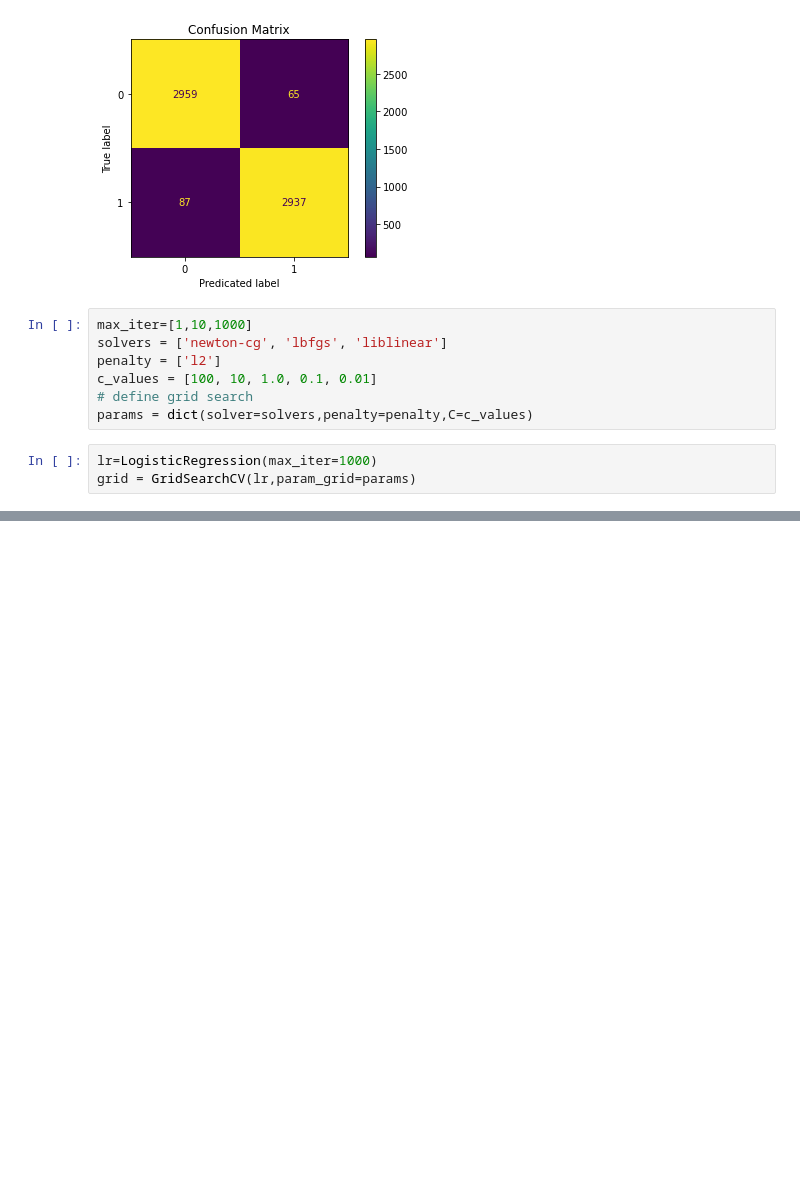
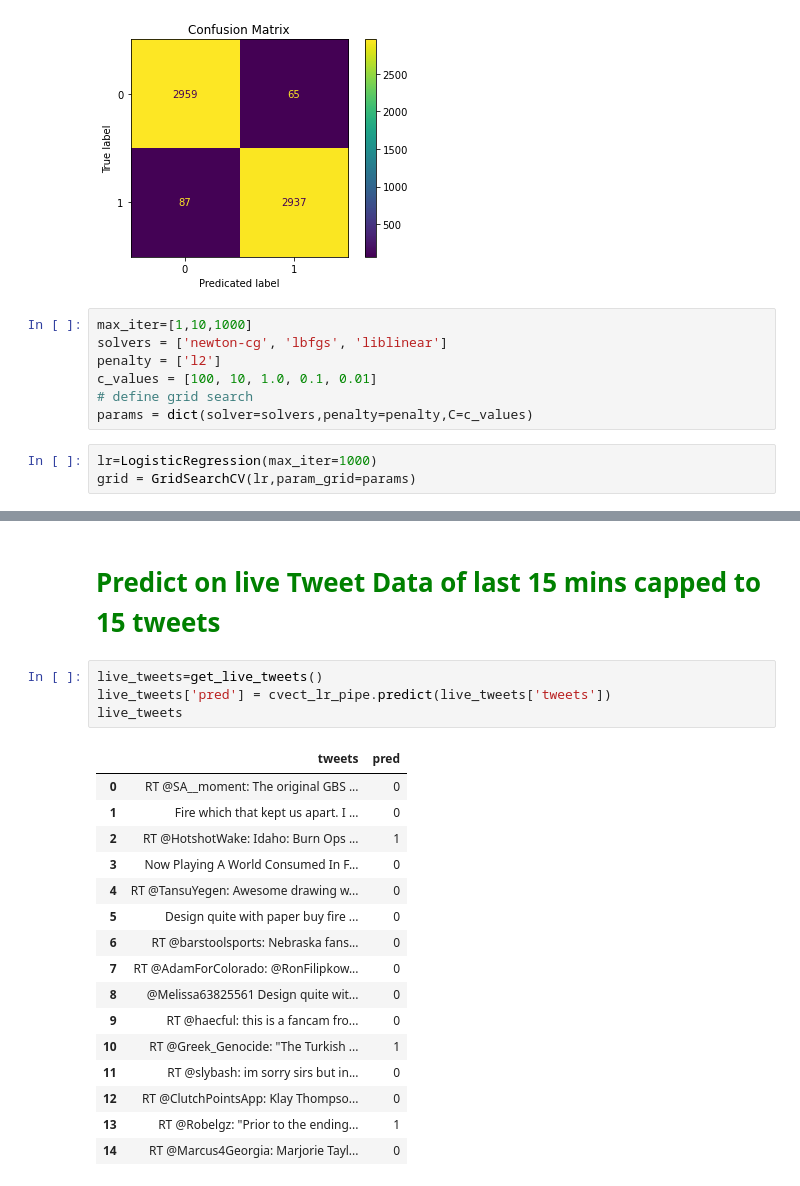
Before and after one commit to arvindcv/ML_AI, a Jupyter notebook: CapStone/TweetAnalysisLemmetizer.ipynb, the cells around one changed output, grey strips where cells are left out. Saved outputs shown, nothing was run; the diff lists cells and outputs as text; blank space fills up the shorter version.

```diff
--- a/CapStone/TweetAnalysisLemmetizer.ipynb
+++ b/CapStone/TweetAnalysisLemmetizer.ipynb
@@ -171 +173,24 @@ df
 [figure]
+# %% [markdown]
+# <span style="color: green;">Predict on live Tweet Data of last 15 mins capped to 15 tweets</span>
+# %%
+live_tweets=get_live_tweets()
+live_tweets['pred'] = cvect_lr_pipe.predict(live_tweets['tweets'])
+live_tweets
+# %% [output]
+|  | tweets | pred |
+| 0 | RT @SA__moment: The original GBS ... | 0 |
+| 1 | Fire which that kept us apart. I ... | 0 |
+| 2 | RT @HotshotWake: Idaho: Burn Ops ... | 1 |
+| 3 | Now Playing A World Consumed In F... | 0 |
+| 4 | RT @TansuYegen: Awesome drawing w... | 0 |
+| 5 | Design quite with paper buy fire ... | 0 |
+| 6 | RT @barstoolsports: Nebraska fans... | 0 |
+| 7 | RT @AdamForColorado: @RonFilipkow... | 0 |
+| 8 | @Melissa63825561 Design quite wit... | 0 |
+| 9 | RT @haecful: this is a fancam fro... | 0 |
+| 10 | RT @Greek_Genocide: "The Turkish ... | 1 |
+| 11 | RT @slybash: im sorry sirs but in... | 0 |
+| 12 | RT @ClutchPointsApp: Klay Thompso... | 0 |
+| 13 | RT @Robelgz: "Prior to the ending... | 1 |
+| 14 | RT @Marcus4Georgia: Marjorie Tayl... | 0 |
```
Also changed, not shown: parts of 17 cells of this notebook, 6 other files.
